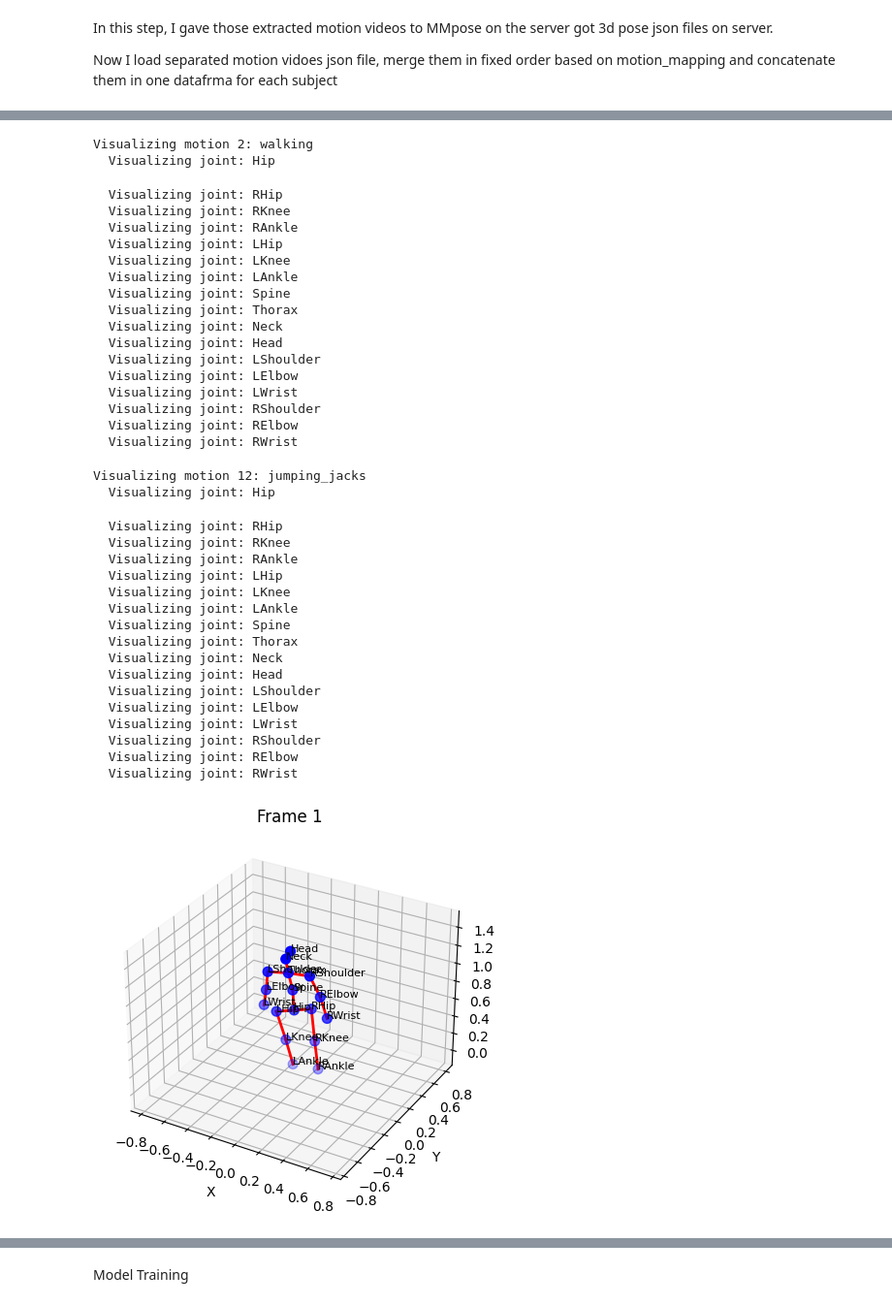
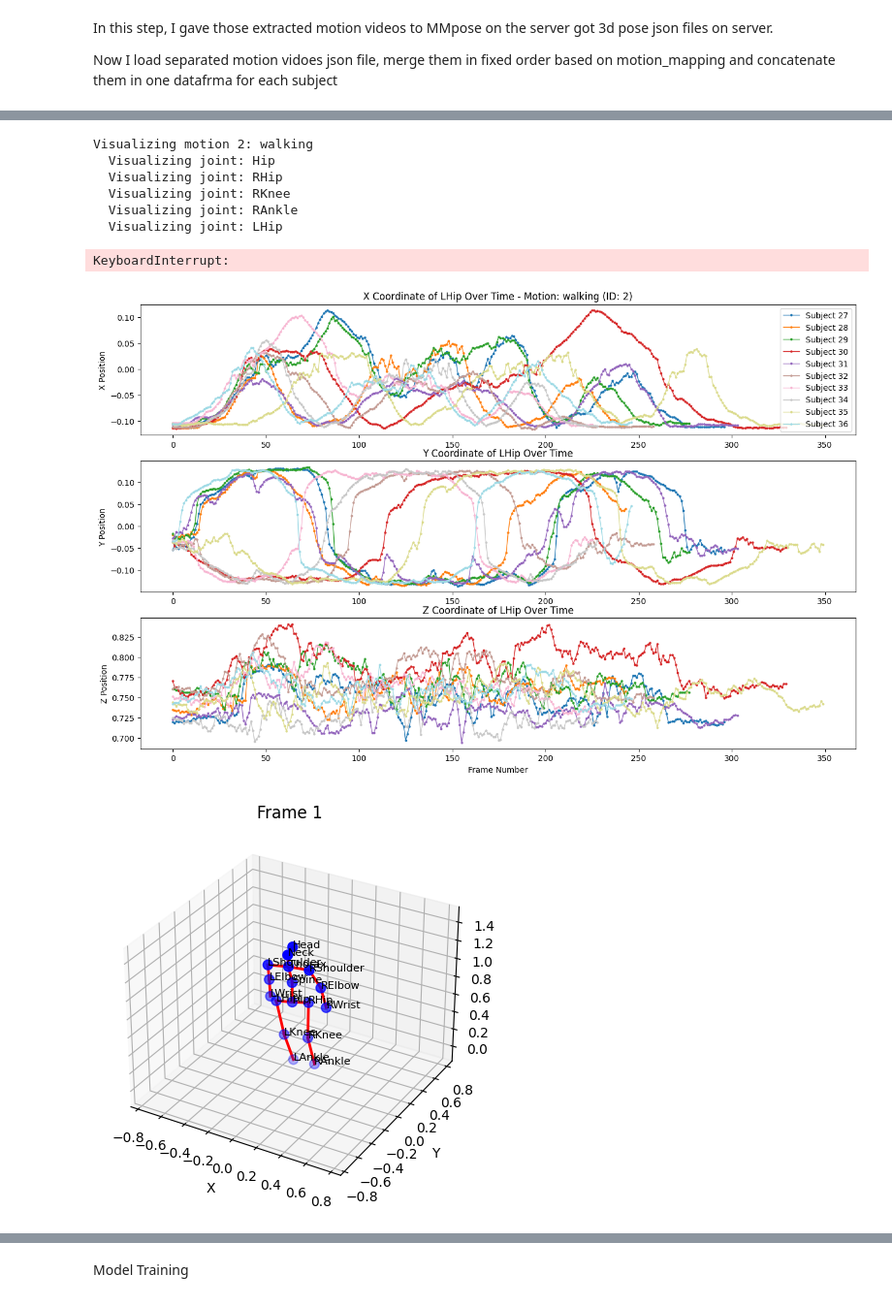
Before and after one commit to arefefarah/Movement_Recognition, a Jupyter notebook: movement_primitives/Code/TMP model/2_process_videos.ipynb, the cells around one changed output, grey strips where cells are left out. Shown at 97% size. Cells and saved outputs as stored; diff of their text form; code cells hidden in the pictures.

```diff
--- a/movement_primitives/Code/TMP model/2_process_videos.ipynb
+++ b/movement_primitives/Code/TMP model/2_process_videos.ipynb
@@ -554,62 +148,34 @@ Motion names: ['hand_clapping', 'jogging', 'walking', 'cross_legged_sitting', 'v
 # %%
-motions_to_visualize = [2, 12]
+motions_to_visualize = [2]
 visualize_joint_trajectories(merged_folder, visualization_folder, motions_to_visualize, subjects, id_to_motion)
 # %% [output]
 Visualizing motion 2: walking
   Visualizing joint: Hip
+  Visualizing joint: RHip
+  Visualizing joint: RKnee
+  Visualizing joint: RAnkle
+  Visualizing joint: LHip
-  Visualizing joint: RHip
-  Visualizing joint: RKnee
-  Visualizing joint: RAnkle
-  Visualizing joint: LHip
-  Visualizing joint: LKnee
-  Visualizing joint: LAnkle
-  Visualizing joint: Spine
-  Visualizing joint: Thorax
-  Visualizing joint: Neck
-  Visualizing joint: Head
-  Visualizing joint: LShoulder
-  Visualizing joint: LElbow
-  Visualizing joint: LWrist
-  Visualizing joint: RShoulder
-  Visualizing joint: RElbow
-  Visualizing joint: RWrist
+KeyboardInterrupt:
-Visualizing motion 12: jumping_jacks
-  Visualizing joint: Hip
-  Visualizing joint: RHip
-  Visualizing joint: RKnee
-  Visualizing joint: RAnkle
-  Visualizing joint: LHip
-  Visualizing joint: LKnee
-  Visualizing joint: LAnkle
-  Visualizing joint: Spine
-  Visualizing joint: Thorax
-  Visualizing joint: Neck
-  Visualizing joint: Head
-  Visualizing joint: LShoulder
-  Visualizing joint: LElbow
-  Visualizing joint: LWrist
-  Visualizing joint: RShoulder
-  Visualizing joint: RElbow
-  Visualizing joint: RWrist
+[figure, added]
 # %%
 # Now we have 3d pose data csv files in same order motion videos for all subjects
 # Visualize some frames in one sample csv file to verify 3d data
 # %%
-csv_file_path = "../../../data/MMpose/merged_csv_files/subject_10_all_motions.csv"
+csv_file_path = "../../../data/MMpose/merged_csv_files/subject_32_all_motions.csv"
 
 if not os.path.exists(csv_file_path):
     print(f"Error: File not found at {csv_file_path}")
 else:
     df_3d = pd.read_csv(csv_file_path)
 
 first_frame_id = 1
 fig = visualize_frame_3d(df_3d, first_frame_id)
 
 # If you want to verify multiple frames, you could do:
 # for frame_id in df_3d['frame_id'].unique()[2:7]:  # First 5 frames
 #     visualize_frame_3d(df_3d, frame_id)
 # %% [output]
-[figure, old version]
+[figure, new version]
 # %%
 # Now we need to convert csv files to bvh format so we can use for TMP model
 # %%
```
Also changed, not shown: parts of 8 cells of this notebook, 10 other files.
